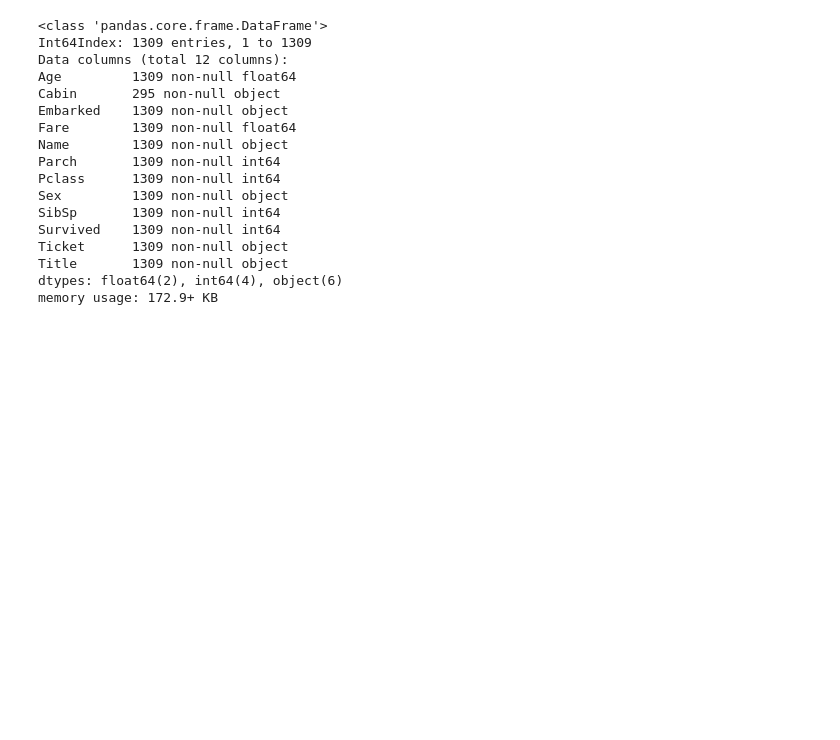
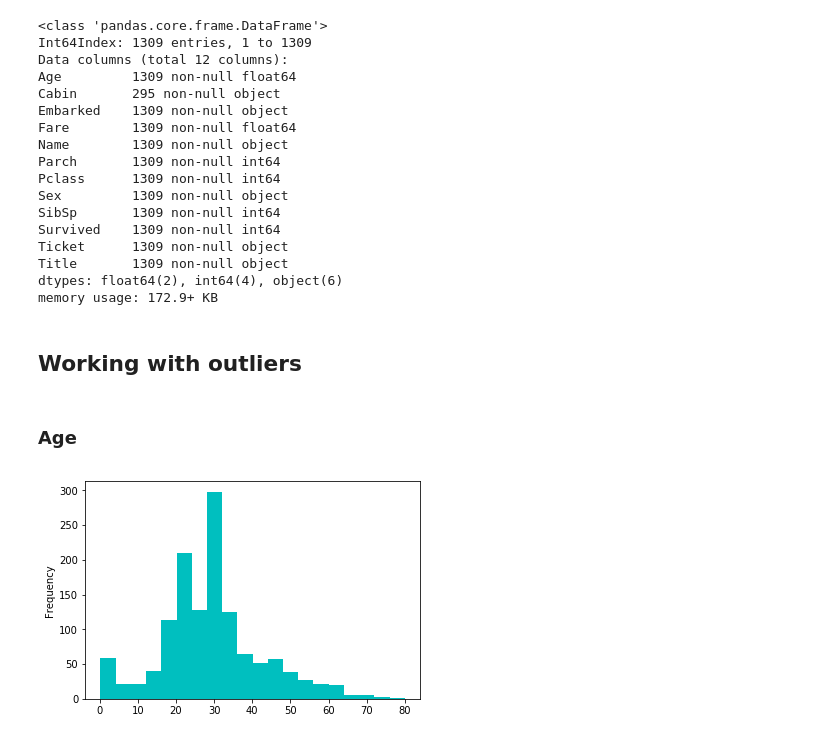
Before and after one commit to alabetskiy/Titanic, a Jupyter notebook: notebooks/2.0-ak-exploring-processing-data.ipynb, the cells around one changed output. Drawn from its saved outputs; the diff is of its cells as text; code cells hidden in the pictures; blank space fills up the shorter version.

Commit message:
Working with outliers Age values

```diff
--- a/notebooks/2.0-ak-exploring-processing-data.ipynb
+++ b/notebooks/2.0-ak-exploring-processing-data.ipynb
@@ -872,3 +872,12 @@ Ticket      1309 non-null object
 Title       1309 non-null object
 dtypes: float64(2), int64(4), object(6)
 memory usage: 172.9+ KB
+# %% [markdown]
+## Working with outliers
+# %% [markdown]
+### Age
+# %%
+# use histogram to get understand the distribution
+df.Age.plot(kind='hist', bins=20, color='c');
+# %% [output]
+[figure, added]
```
Also changed, not shown: parts of 1 cell of this notebook.
